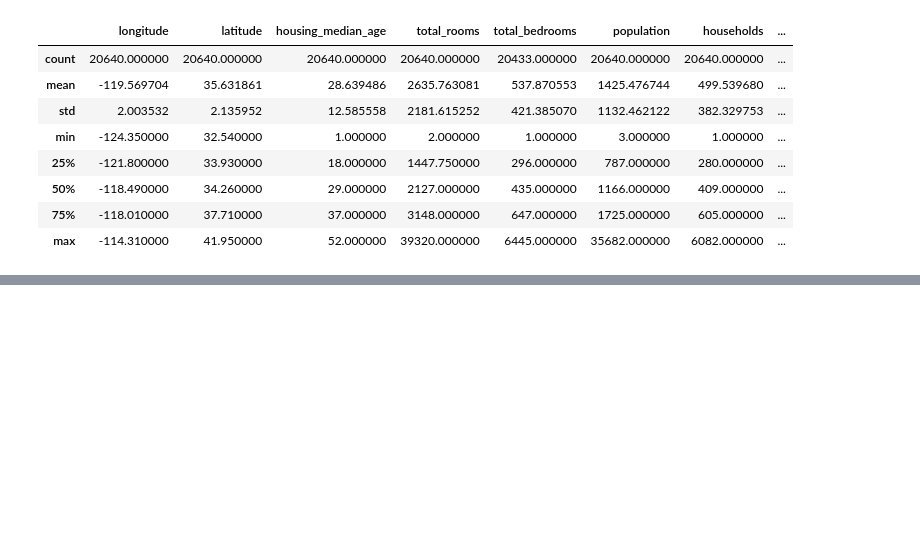
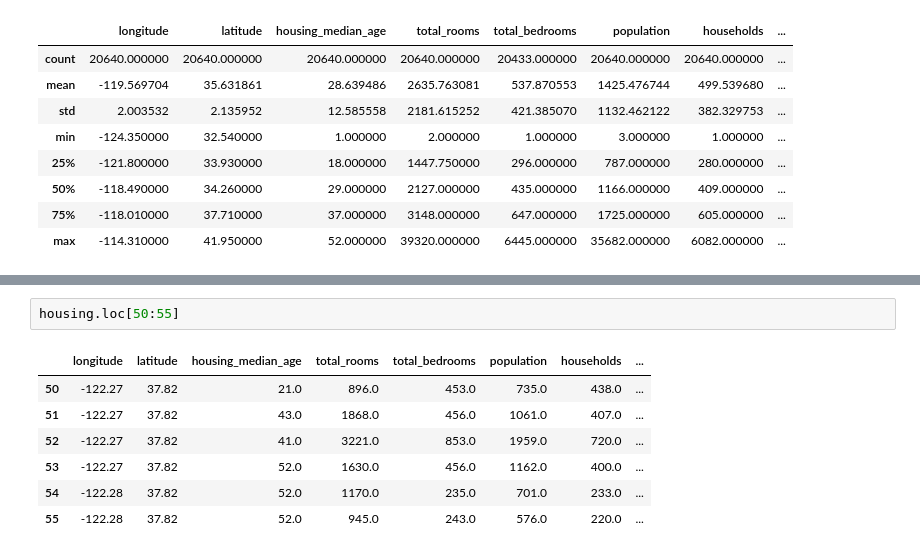
Before and after one commit to Mahnoor-Asad-Khan/day06-08--machine-learning-workflow, a Jupyter notebook: pandas_foundations.ipynb, the cells around one changed output, grey strips where cells are left out. Drawn from its saved outputs; the diff is of its cells as text; blank space fills up the shorter version.

```diff
--- a/pandas_foundations.ipynb
+++ b/pandas_foundations.ipynb
@@ -114,0 +166,10 @@ housing.describe()
+# %%
+housing.loc[50:55]
+# %% [output]
+|  | longitude | latitude | housing_median_age | total_rooms | total_bedrooms | population | households | ... |
+| 50 | -122.27 | 37.82 | 21.0 | 896.0 | 453.0 | 735.0 | 438.0 | ... |
+| 51 | -122.27 | 37.82 | 43.0 | 1868.0 | 456.0 | 1061.0 | 407.0 | ... |
+| 52 | -122.27 | 37.82 | 41.0 | 3221.0 | 853.0 | 1959.0 | 720.0 | ... |
+| 53 | -122.27 | 37.82 | 52.0 | 1630.0 | 456.0 | 1162.0 | 400.0 | ... |
+| 54 | -122.28 | 37.82 | 52.0 | 1170.0 | 235.0 | 701.0 | 233.0 | ... |
+| 55 | -122.28 | 37.82 | 52.0 | 945.0 | 243.0 | 576.0 | 220.0 | ... |
```
Also changed, not shown: parts of 10 cells of this notebook.
